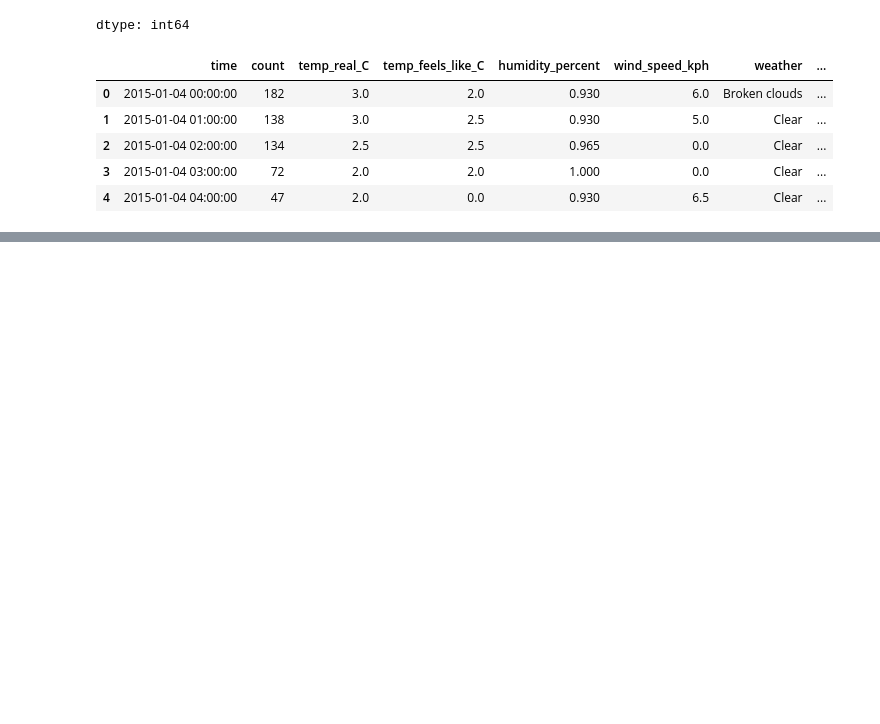
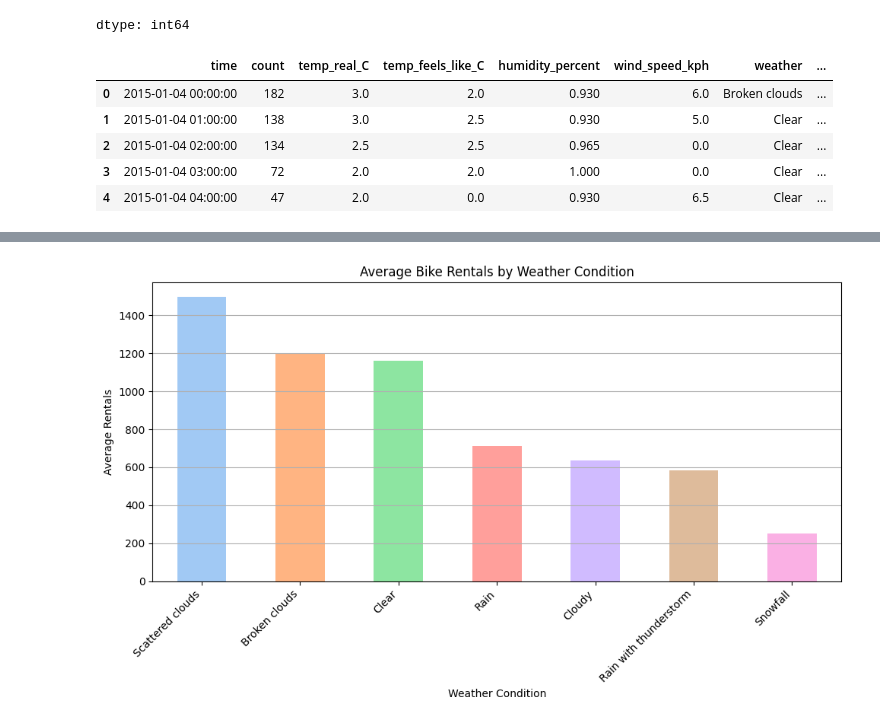
Before and after one commit to DaylaHoang/London-Bikes, a Jupyter notebook: LondonBikeRides.ipynb, the cells around one changed output, grey strips where cells are left out. Saved outputs shown, nothing was run; the diff lists cells and outputs as text; code cells hidden in the pictures; blank space fills up the shorter version.

```diff
--- a/LondonBikeRides.ipynb
+++ b/LondonBikeRides.ipynb
@@ -149,0 +181,16 @@ bikes.to_excel('london_bikes_final.xlsx', sheet_name='Data')
+# %%
+# Average Bike Rentals by Weather Condition
+weather_avg = bikes.groupby('weather')['count'].mean().sort_values(ascending=False)
+plt.figure(figsize=(10, 6))
+
+colors = sns.color_palette('pastel', n_colors=len(weather_avg))
+
+weather_avg.plot(kind='bar', color=colors)
+plt.title('Average Bike Rentals by Weather Condition')
+plt.xlabel('Weather Condition')
+plt.ylabel('Average Rentals')
+plt.grid(axis='y')
+plt.xticks(rotation=45, ha='right')  # Rotate x-axis labels for better readability
+plt.tight_layout()  # Adjust layout to prevent labels from
+# %% [output]
+[figure, added]
```
Also changed, not shown: parts of 5 cells of this notebook.
